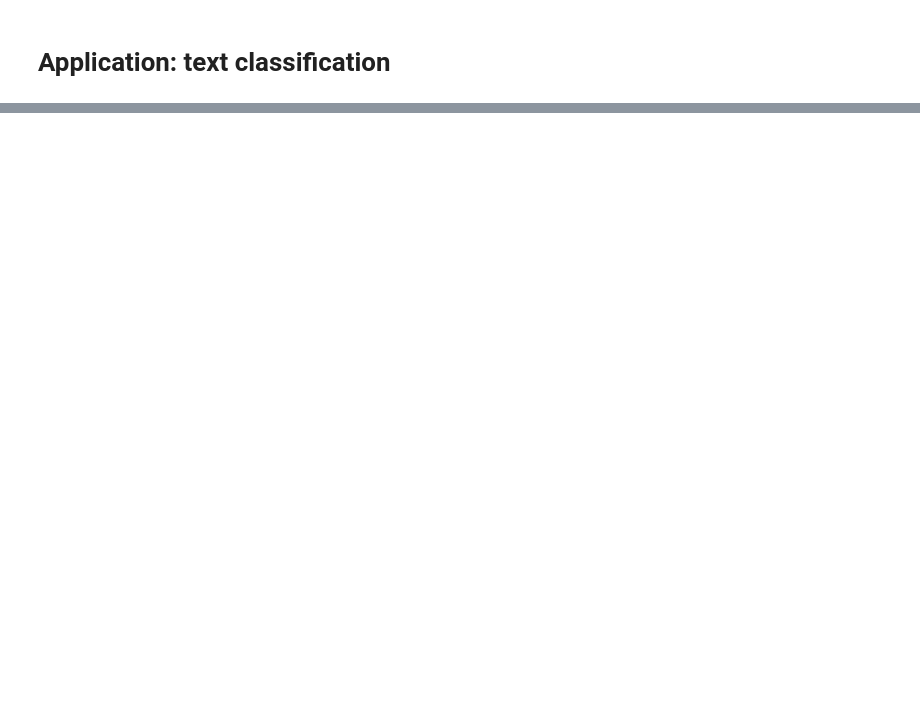
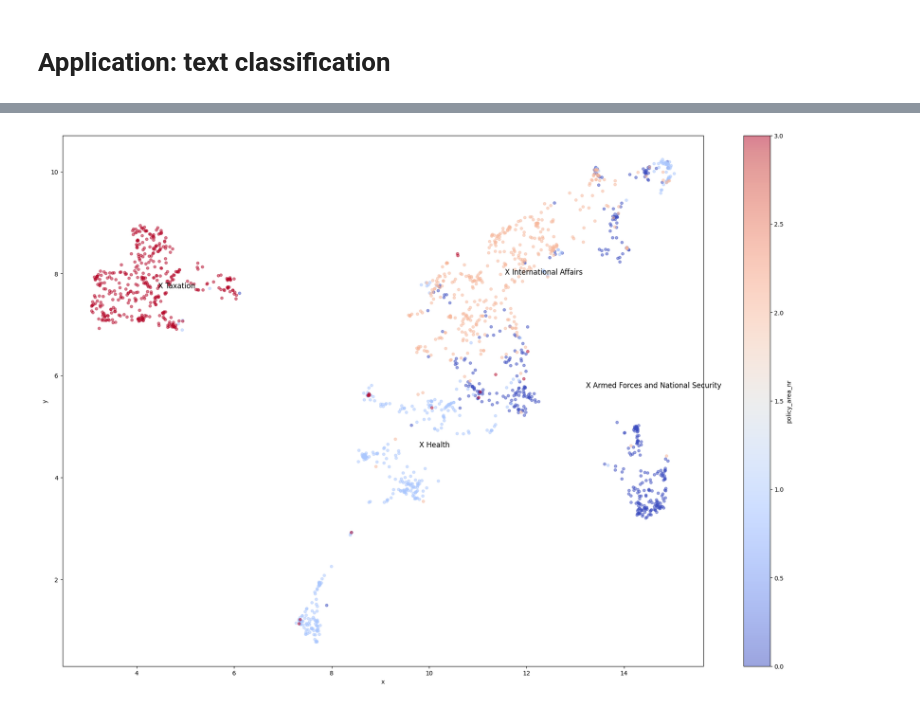
Before and after one commit to denisejroth/bags-vectors-transformers, a Jupyter notebook: SentenceTransformers/notebooks/1_sent_transf_exercises.ipynb, the cells around one changed output, grey strips where cells are left out. Saved outputs shown, nothing was run; the diff lists cells and outputs as text; code cells hidden in the pictures; blank space fills up the shorter version.

```diff
--- a/SentenceTransformers/notebooks/1_sent_transf_exercises.ipynb
+++ b/SentenceTransformers/notebooks/1_sent_transf_exercises.ipynb
@@ -256,0 +432,5 @@ df
+# %%
+# load the dataset from GitHub
+url = 'https://raw.githubusercontent.com/denisejroth/bags-vectors-transformers/main/SentenceTransformers/notebooks/bills.csv'
+df = pd.read_csv(url)
+df
@@ -256,0 +451,4 @@ df
+# %%
+# store the policy_area labels as categories
+categories = sorted(df['policy_area'].unique())
+categories
@@ -273,4 +491,0 @@ print('train dataset of size', len(train_df), '- test dataset of size' ,len(test
-# %%
-# define the categories
-categories = sorted(top_areas.copy())
-categories
@@ -325,4 +491,0 @@ df['policy_area_nr'] = df.policy_area.map(policy_area_dict)
-# %%
-ax = df.plot.scatter('x', 'y', c='policy_area_nr', cmap='coolwarm', alpha=0.5, figsize=(24,16))
-for idx, row in df.groupby('policy_area')[['x', 'y']].mean().iterrows():
-  ax.annotate('X ' + idx, (row['x'], row['y']), fontsize=10, color='black')
@@ -337,0 +638,7 @@ You have now worked with a Sentence Transformer model!
+# %%
+# make a scatter plot of all texts, coloured by policy_area, and with the category centroids marked as X
+ax = df.plot.scatter('x', 'y', c='policy_area_nr', cmap='coolwarm', alpha=0.5, figsize=(24,16))
+for idx, row in df.groupby('policy_area')[['x', 'y']].mean().iterrows():
+  ax.annotate('X ' + idx, (row['x'], row['y']), fontsize=12, color='black')
+# %% [output]
+[figure, added]
```
Also changed, not shown: parts of 81 cells of this notebook.
